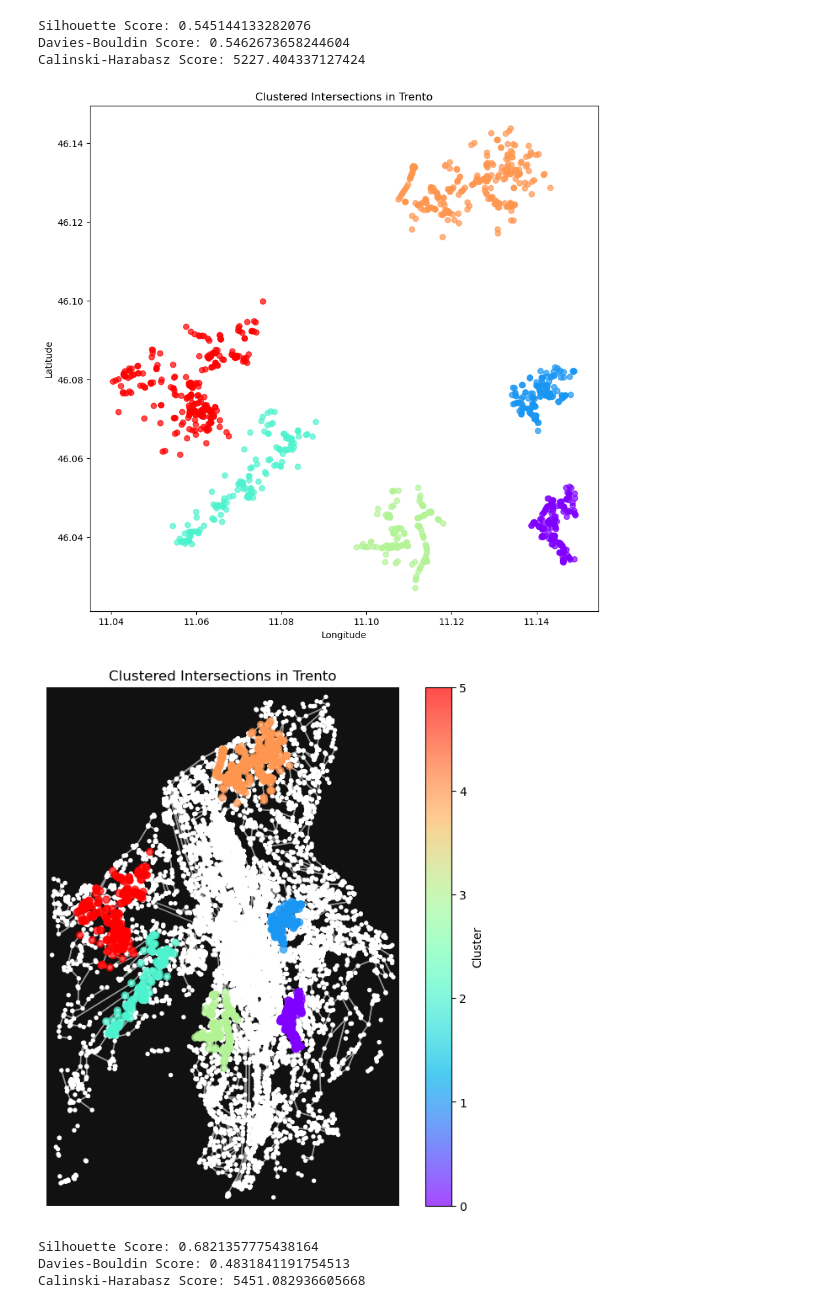
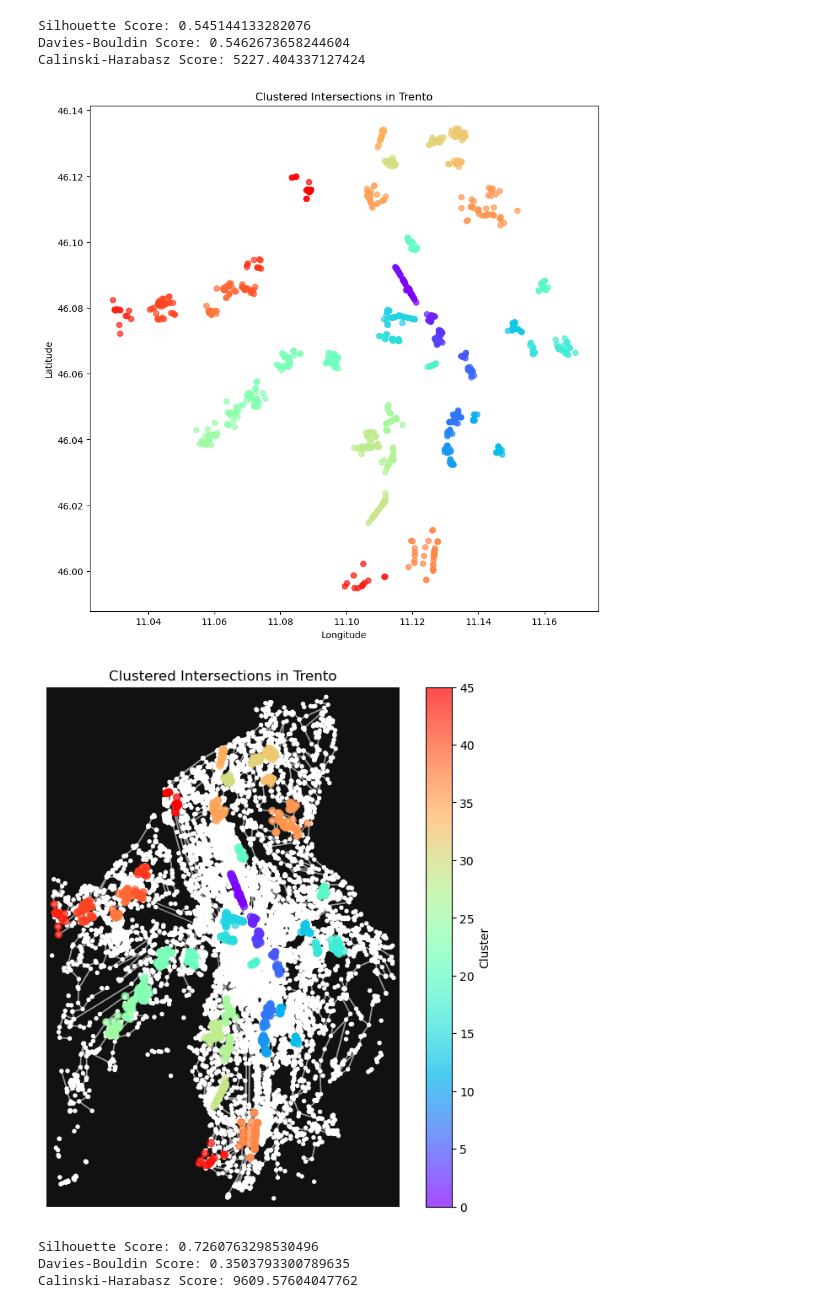
Before and after one commit to dclfbk/LTSBikePlan, a Jupyter notebook: code/cluster_analysis.ipynb, the cells around one changed output. Drawn from its saved outputs; the diff is of its cells as text; code cells hidden in the pictures.

```diff
--- a/code/cluster_analysis.ipynb
+++ b/code/cluster_analysis.ipynb
@@ -486,7 +486,7 @@ geo_df = GeoDataFrame(node_df, crs=crs, geometry=geometry)
 X = geo_df[['x', 'y', 'lts']]  # Adjust features as needed
 
 # Clustering using OPTICS
-optics_clusterer = OPTICS(min_samples=15, xi=0.05, min_cluster_size=0.05)  # Adjust parameters as needed
+optics_clusterer = OPTICS(min_samples=15, xi=0.10, min_cluster_size=5)  # Adjust parameters as needed
 geo_df['cluster'] = optics_clusterer.fit_predict(X)
 clustered_geo_df = geo_df[geo_df['cluster'] != -1]
 
@@ -512,35 +512,35 @@ scatter = ax.scatter(clustered_geo_df['geometry'].x, clustered_geo_df['geometry'
 # Optional: Add a color bar
 plt.colorbar(scatter, ax=ax, label='Cluster')
 
 # Add titles and labels
 plt.title(f'Clustered Intersections in {city_name}')
 plt.xlabel('Longitude')
 plt.ylabel('Latitude')
 plt.savefig(os.path.join(city_folder_path, "optics_lts_cluster_geo.png"))
 # Show the plot
 plt.show()
 
 # Ensure to exclude noise points (label -1) before computing the scores
 filtered_labels = geo_df[geo_df['cluster'] != -1]['cluster']
 filtered_features = geo_df[geo_df['cluster'] != -1][['x', 'y', 'lts']]
 
 # Silhouette Score
 if len(np.unique(filtered_labels)) > 1:  # Requires at least 2 clusters to compute
     silhouette = silhouette_score(filtered_features, filtered_labels)
     print(f'Silhouette Score: {silhouette}')
 else:
     print("Silhouette Score cannot be computed with less than 2 clusters.")
 
 # Davies-Bouldin Score
 davies_bouldin = davies_bouldin_score(filtered_features, filtered_labels)
 print(f'Davies-Bouldin Score: {davies_bouldin}')
 
 # Calinski-Harabasz Score
 calinski_harabasz = calinski_harabasz_score(filtered_features, filtered_labels)
 print(f'Calinski-Harabasz Score: {calinski_harabasz}')
 # %% [output]
-[figure, old version]
+[figure, new version]
-[figure, old version]
+[figure, new version]
-Silhouette Score: 0.6821357775438164
-Davies-Bouldin Score: 0.4831841191754513
-Calinski-Harabasz Score: 5451.082936605668
+Silhouette Score: 0.7260763298530496
+Davies-Bouldin Score: 0.3503793300789635
+Calinski-Harabasz Score: 9609.57604047762
```
Also changed, not shown: parts of 2 cells of this notebook, 2 other files.
